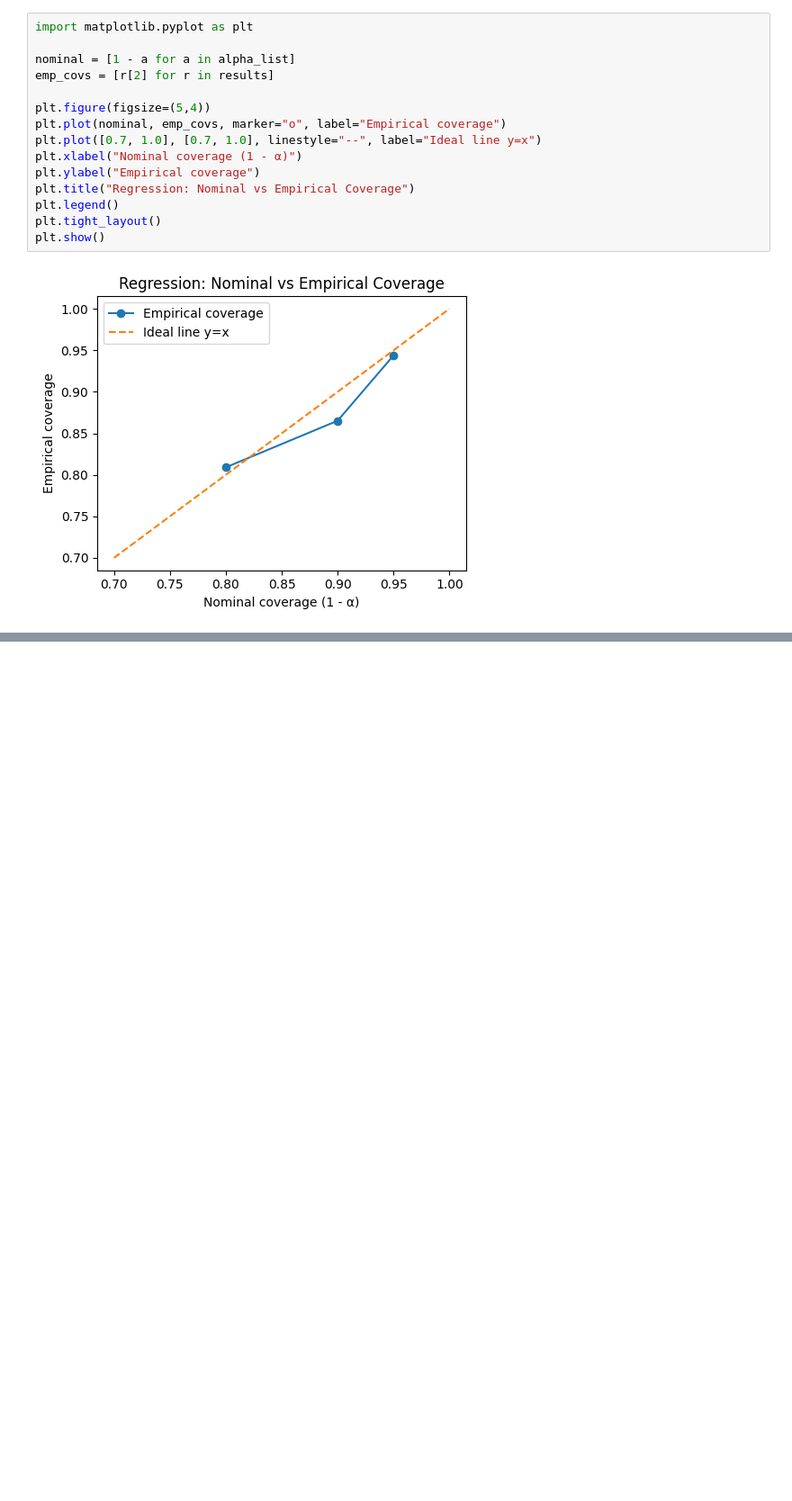
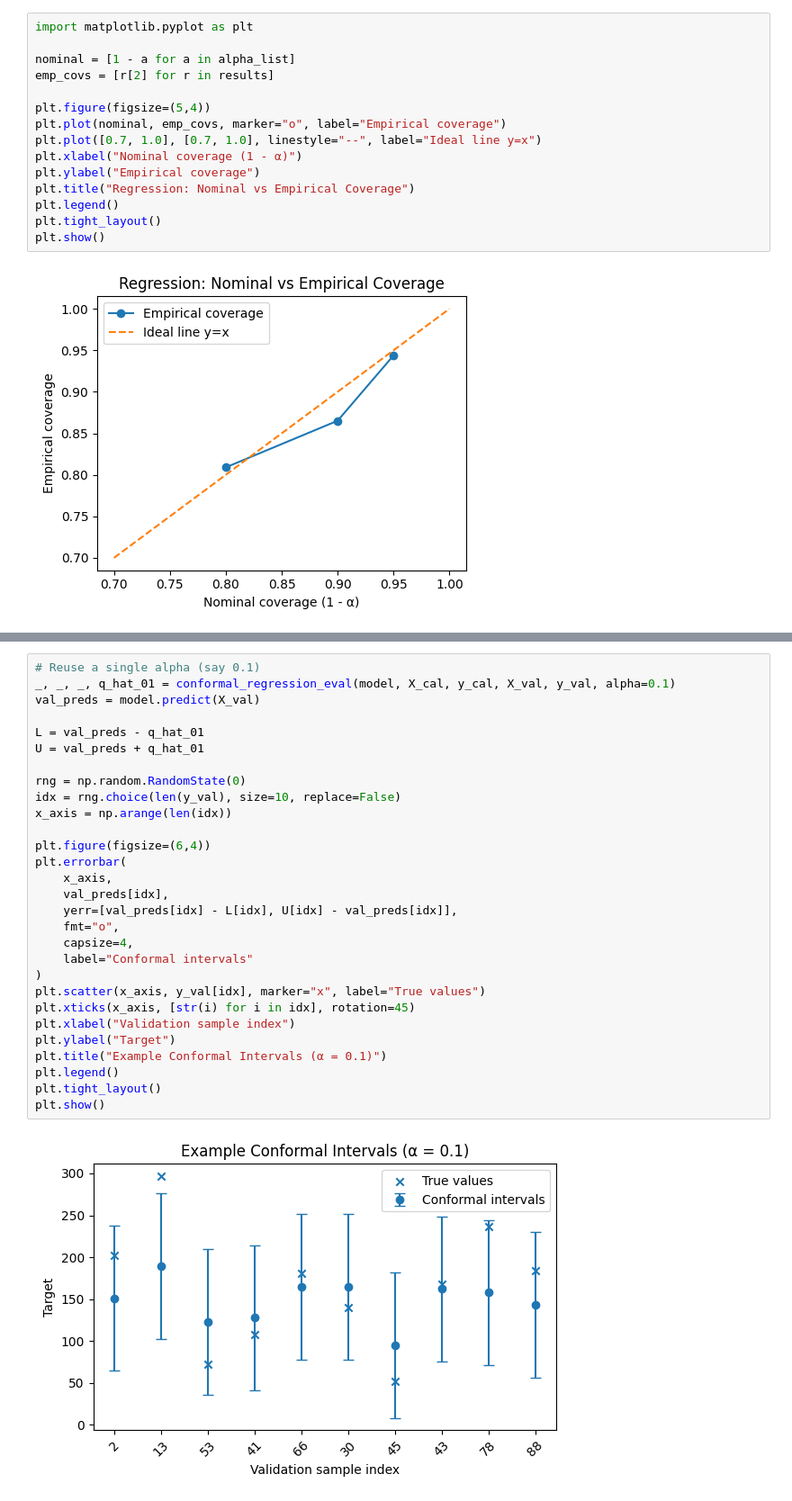
Before and after one commit to mikejattu/Conformal-Prediction, a Jupyter notebook: conformal_prediction_paper.ipynb, the cells around one changed output, grey strips where cells are left out. Shown: that part at 90% size. Drawn from its saved outputs; the diff is of its cells as text; blank space fills up the shorter version.

Commit message:
done with conformal prediction for regressor

```diff
--- a/conformal_prediction_paper.ipynb
+++ b/conformal_prediction_paper.ipynb
@@ -238,0 +251,31 @@ plt.show()
+# %%
+# Reuse a single alpha (say 0.1)
+_, _, _, q_hat_01 = conformal_regression_eval(model, X_cal, y_cal, X_val, y_val, alpha=0.1)
+val_preds = model.predict(X_val)
+
+L = val_preds - q_hat_01
+U = val_preds + q_hat_01
+
+rng = np.random.RandomState(0)
+idx = rng.choice(len(y_val), size=10, replace=False)
+x_axis = np.arange(len(idx))
+
+plt.figure(figsize=(6,4))
+plt.errorbar(
+    x_axis,
+    val_preds[idx],
+    yerr=[val_preds[idx] - L[idx], U[idx] - val_preds[idx]],
+    fmt="o",
+    capsize=4,
+    label="Conformal intervals"
+)
+plt.scatter(x_axis, y_val[idx], marker="x", label="True values")
+plt.xticks(x_axis, [str(i) for i in idx], rotation=45)
+plt.xlabel("Validation sample index")
+plt.ylabel("Target")
+plt.title("Example Conformal Intervals (α = 0.1)")
+plt.legend()
+plt.tight_layout()
+plt.show()
+# %% [output]
+[figure, added]
```
Also changed, not shown: parts of 1 cell of this notebook.
